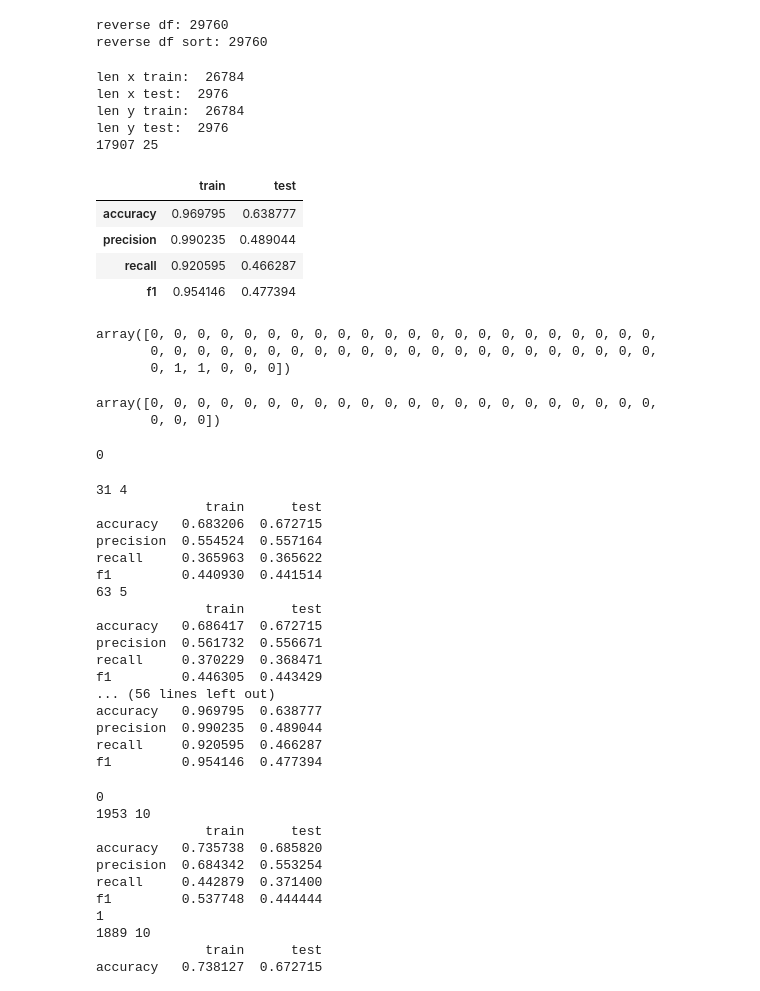
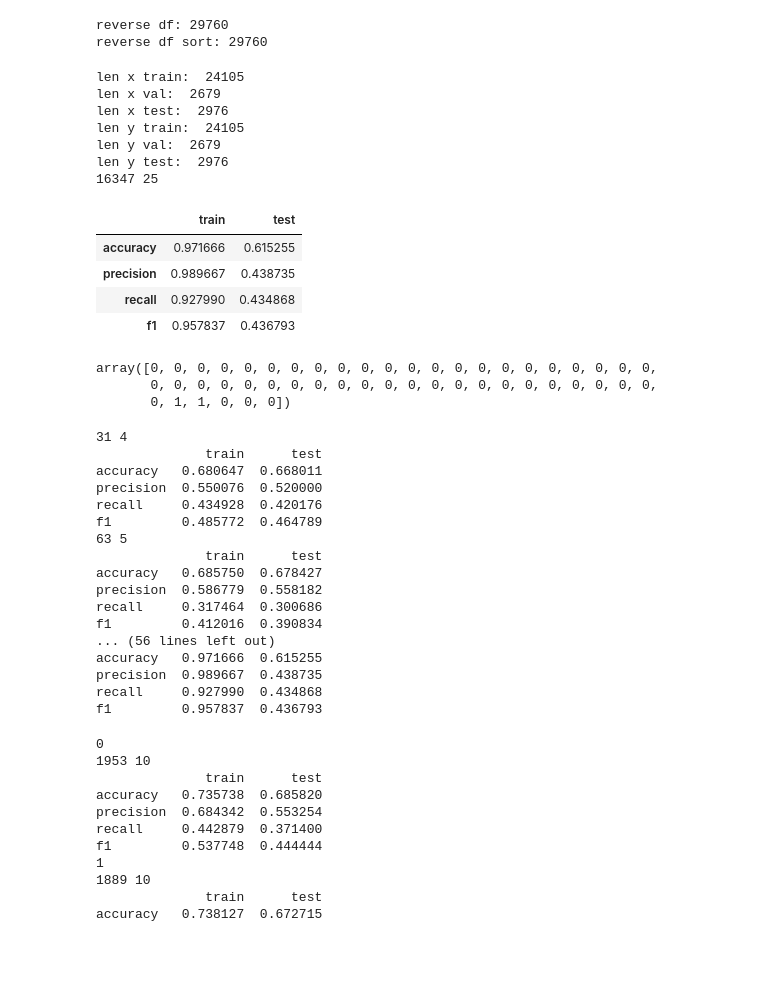
Before and after one commit to drorBamberger/GameOfLife, a Jupyter notebook: dt_reverse_attempt1_simple.ipynb, the cells around one changed output. Cells and saved outputs as stored; diff of their text form; code cells hidden in the pictures; blank space fills up the shorter version.

```diff
--- a/dt_reverse_attempt1_simple.ipynb
+++ b/dt_reverse_attempt1_simple.ipynb
@@ -34,58 +34,47 @@ print("reverse df sort:",len(reverse_df_sort))
 reverse df: 29760
 reverse df sort: 29760
 # %%
-# Step 1: Prepare Data
-amount_features = len(reverse_df_sort.columns) - SIZE*SIZE #the previous boards
-features = reverse_df_sort.iloc[:, :amount_features]
-name_col = 'Col_' + str(amount_features + 1)  # Target: the first pixel in the board
-target = reverse_df_sort[name_col]
-
-# Step 2: Split Data
-X_train, X_test, y_train, y_test = train_test_split(features, target, test_size=0.1, random_state=365)
+# Step 1: Prepare Data using shared helper
+X_train, X_val, X_test, y_train, y_val, y_test = prepare_reverse_dataset(reverse_df_sort, SIZE, gen, target_pixel_index=0, test_size=0.1, val_size=0.1, random_state=365)
 
 print("len x train: ", len(X_train))
+print("len x val: ",len(X_val))
 print("len x test: ",len(X_test))
 print("len y train: ",len(y_train))
+print("len y val: ",len(y_val))
 print("len y test: ",len(y_test))
 
 dt = tree.DecisionTreeClassifier(random_state=42)
 dt = dt.fit(X_train, y_train)
 
 y_train_pred = dt.predict(X_train)
 y_test_pred = dt.predict(X_test)
 
 train_test_full_error = pd.concat([measure_error(y_train, y_train_pred, 'train'),
                                 measure_error(y_test, y_test_pred, 'test')],
                                 axis=1)
 
 print(dt.tree_.node_count, dt.tree_.max_depth)
 train_test_full_error
 # %% [output]
-len x train:  26784
+len x train:  24105
+len x val:  2679
 len x test:  2976
-len y train:  26784
+len y train:  24105
+len y val:  2679
 len y test:  2976
-17907 25
+16347 25
 |  | train | test |
-| accuracy | 0.969795 | 0.638777 |
-| precision | 0.990235 | 0.489044 |
-| recall | 0.920595 | 0.466287 |
-| f1 | 0.954146 | 0.477394 |
+| accuracy | 0.971666 | 0.615255 |
+| precision | 0.989667 | 0.438735 |
+| recall | 0.927990 | 0.434868 |
+| f1 | 0.957837 | 0.436793 |
 # %%
 reverse_df_sort.iloc[17].values
 # %% [output]
 array([0, 0, 0, 0, 0, 0, 0, 0, 0, 0, 0, 0, 0, 0, 0, 0, 0, 0, 0, 0, 0, 0,
        0, 0, 0, 0, 0, 0, 0, 0, 0, 0, 0, 0, 0, 0, 0, 0, 0, 0, 0, 0, 0, 0,
        0, 1, 1, 0, 0, 0])
-# %%
-features.iloc[17].values
-# %% [output]
-array([0, 0, 0, 0, 0, 0, 0, 0, 0, 0, 0, 0, 0, 0, 0, 0, 0, 0, 0, 0, 0, 0,
-       0, 0, 0])
-# %%
-target.iloc[17]
-# %% [output]
-0
 # %%
 depth_to_check = [4,5,6,7,8,9,10,15,20,30,50,100]
 
@@ -101,21 +90,21 @@ for i in depth_to_check:
 # %% [output]
 31 4
               train      test
-accuracy   0.683206  0.672715
-precision  0.554524  0.557164
-recall     0.365963  0.365622
-f1         0.440930  0.441514
+accuracy   0.680647  0.668011
+precision  0.550076  0.520000
+recall     0.434928  0.420176
+f1         0.485772  0.464789
 63 5
               train      test
-accuracy   0.686417  0.672715
-precision  0.561732  0.556671
-recall     0.370229  0.368471
-f1         0.446305  0.443429
+accuracy   0.685750  0.678427
+precision  0.586779  0.558182
+recall     0.317464  0.300686
+f1         0.412016  0.390834
 ... (56 lines left out)
-accuracy   0.969795  0.638777
-precision  0.990235  0.489044
-recall     0.920595  0.466287
-f1         0.954146  0.477394
+accuracy   0.971666  0.615255
+precision  0.989667  0.438735
+recall     0.927990  0.434868
+f1         0.957837  0.436793
 # %%
 amount_features = len(reverse_df_sort.columns) - SIZE*SIZE #the previous boards
 features = reverse_df_sort.iloc[:, :amount_features]
```
Also changed, not shown: 13 other files.
